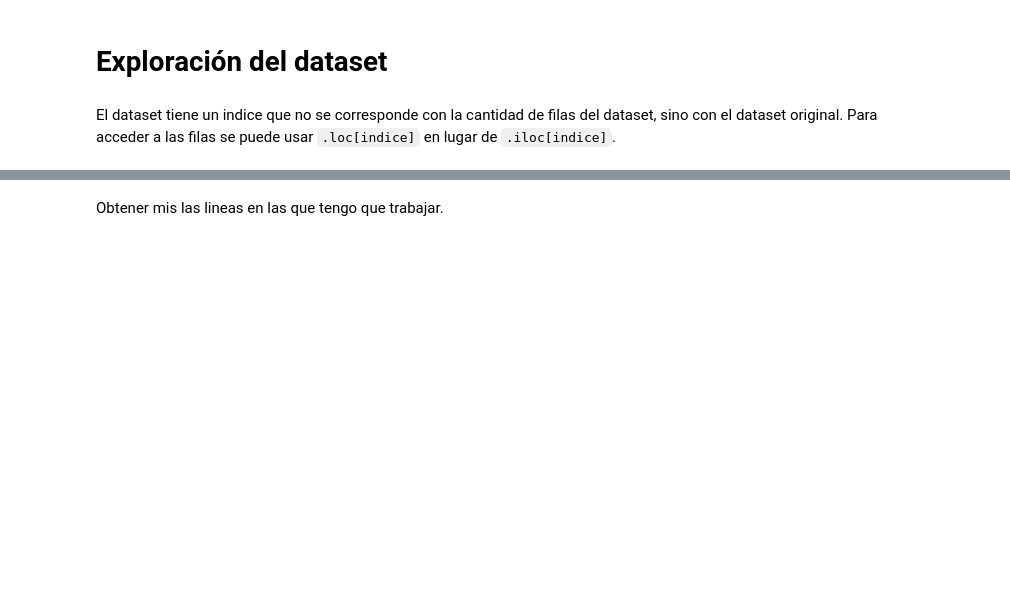
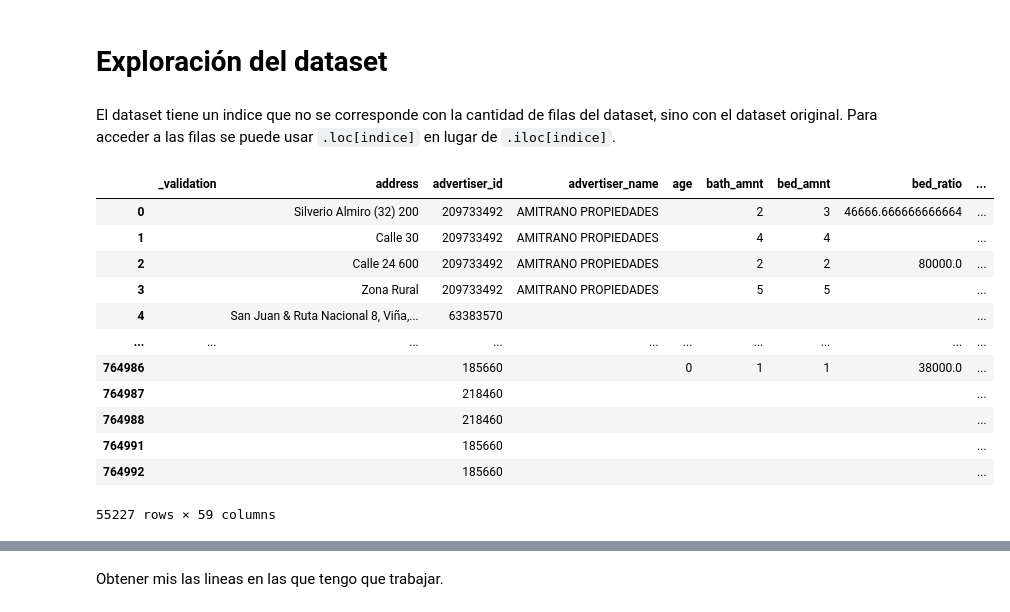
Before and after one commit to jwackito/TopicosIngenieriaSoftware2-2024, a Jupyter notebook: dataset_exploration.ipynb, the cells around one changed output, grey strips where cells are left out. Saved outputs shown, nothing was run; the diff lists cells and outputs as text; code cells hidden in the pictures; blank space fills up the shorter version.

```diff
--- a/dataset_exploration.ipynb
+++ b/dataset_exploration.ipynb
@@ -9,7 +9,21 @@ df = pd.read_csv('dataset/raw.csv.gz', dialect='excel', keep_default_na=False, d
 # %% [markdown]
 El dataset tiene un indice que no se corresponde con la cantidad de filas del dataset, sino con el dataset original. Para acceder a las filas se puede usar `.loc[indice]` en lugar de `.iloc[indice]`.
 # %%
-df.index
+df
+# %% [output]
+|  | _validation | address | advertiser_id | advertiser_name | age | bath_amnt | bed_amnt | bed_ratio | ... |
+| 0 |  | Silverio Almiro (32) 200 | 209733492 | AMITRANO PROPIEDADES |  | 2 | 3 | 46666.666666666664 | ... |
+| 1 |  | Calle 30 | 209733492 | AMITRANO PROPIEDADES |  | 4 | 4 |  | ... |
+| 2 |  | Calle 24 600 | 209733492 | AMITRANO PROPIEDADES |  | 2 | 2 | 80000.0 | ... |
+| 3 |  | Zona Rural | 209733492 | AMITRANO PROPIEDADES |  | 5 | 5 |  | ... |
+| 4 |  | San Juan & Ruta Nacional 8, Viña,... | 63383570 |  |  |  |  |  | ... |
+| ... | ... | ... | ... | ... | ... | ... | ... | ... | ... |
+| 764986 |  |  | 185660 |  | 0 | 1 | 1 | 38000.0 | ... |
+| 764987 |  |  | 218460 |  |  |  |  |  | ... |
+| 764988 |  |  | 218460 |  |  |  |  |  | ... |
+| 764991 |  |  | 185660 |  |  |  |  |  | ... |
+| 764992 |  |  | 185660 |  |  |  |  |  | ... |
+55227 rows × 59 columns
 # %%
 df.loc[764981]  # .loc hace referencia al indice
 # %%
```
Also changed, not shown: parts of 20 cells of this notebook.
